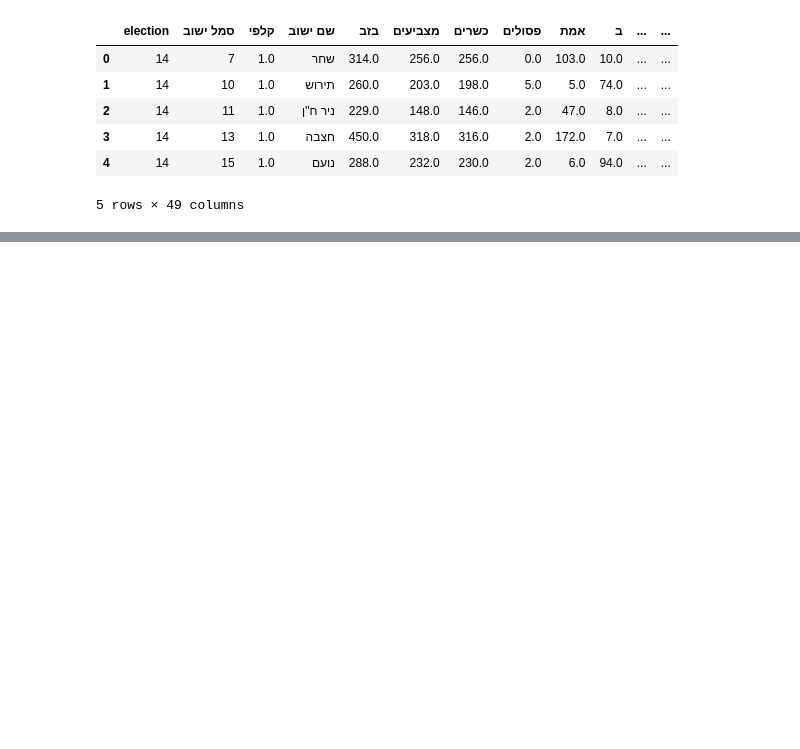
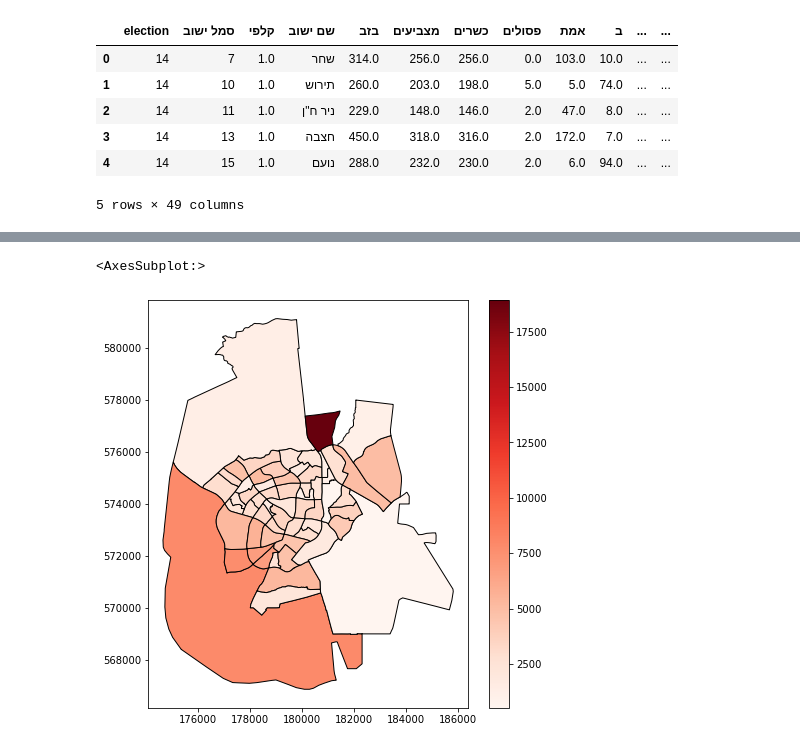
Before and after one commit to NaftaliD/Election-dashboard, a Jupyter notebook: data/preparation.ipynb, the cells around one changed output, grey strips where cells are left out. Saved outputs shown, nothing was run; the diff lists cells and outputs as text; code cells hidden in the pictures; blank space fills up the shorter version.

Commit message:
illustrate geopandas to map demography statistical stat areas

```diff
--- a/data/preparation.ipynb
+++ b/data/preparation.ipynb
@@ -45,0 +95,5 @@ df.head()
+# %%
+# illustrate of using geopandas to map demography statistical stat areas
+path = r"C:\Election_dashboard\data\geo_Data\statisticalareas_2020_demography.gdb" # read gbd format
+stat = gpd.read_file(path)
+stat.head()
@@ -45,0 +123,6 @@ df.head()
+# %%
+# population in Be'er Sheva by stat areas
+stat[stat["SHEM_YISHUV"] == "באר שבע"].plot(figsize = (7.5,7.5),column="Pop_Total", edgecolor="black", cmap="Reds", legend=True)
+# %% [output]
+<AxesSubplot:>
+[figure, added]
```
Also changed, not shown: parts of 5 cells of this notebook.
